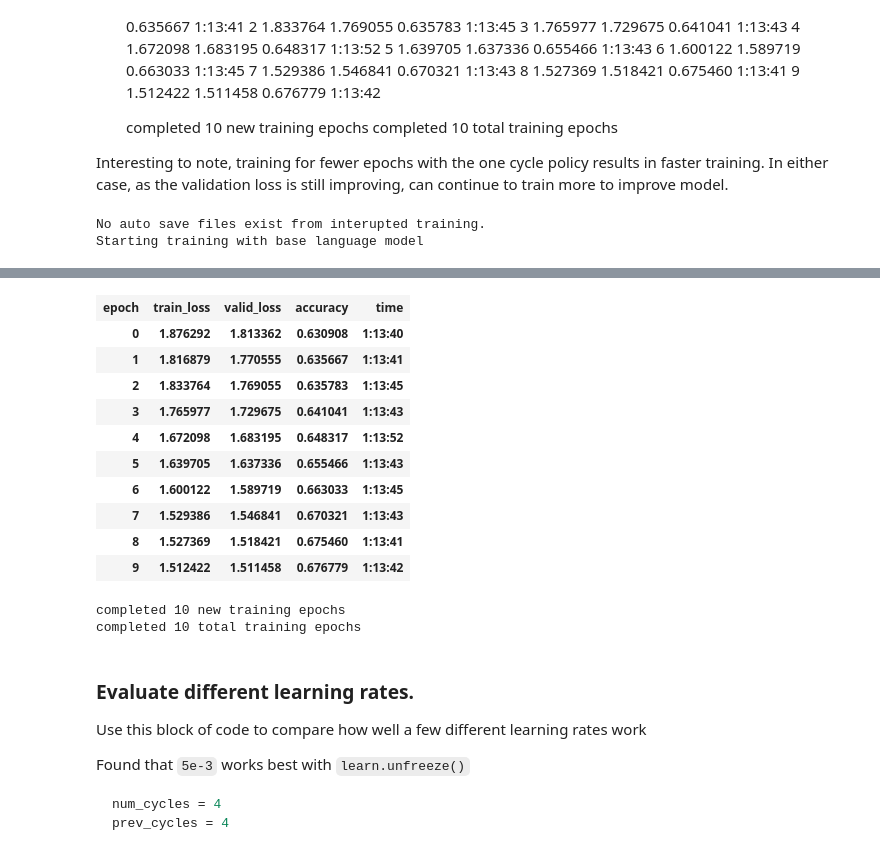
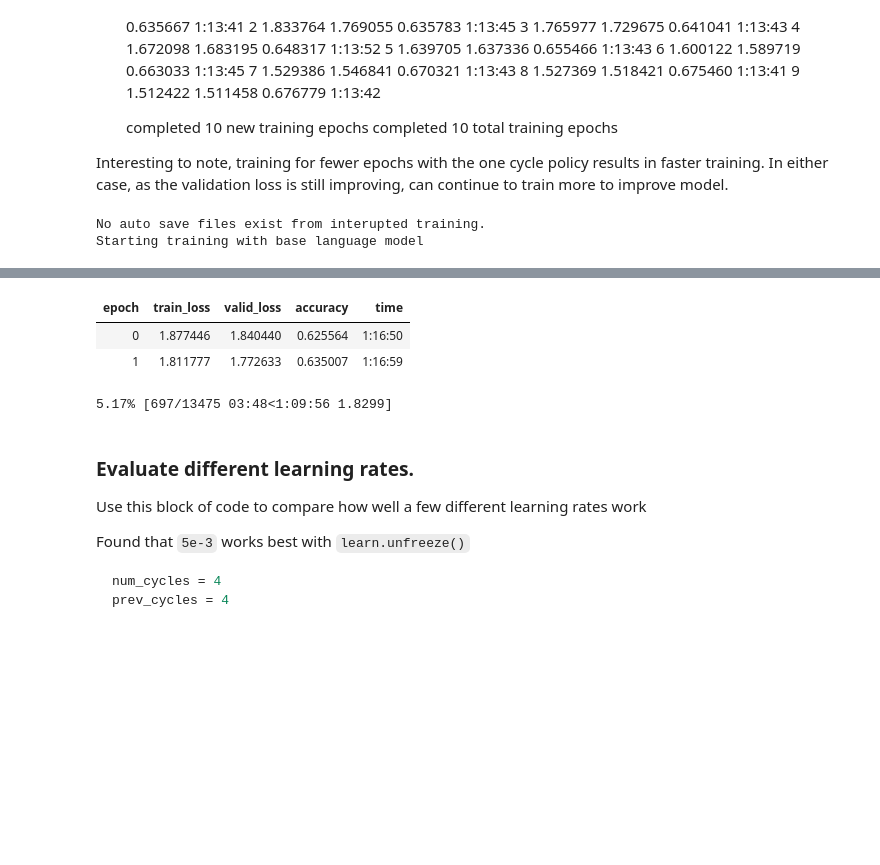
Before and after one commit to magic-lantern/nlp-transfer-learning, a Jupyter notebook: sourcecode/mimic_nlp_lm.ipynb, the cells around one changed output, grey strips where cells are left out. Drawn from its saved outputs; the diff is of its cells as text; code cells hidden in the pictures; blank space fills up the shorter version.

```diff
--- a/sourcecode/mimic_nlp_lm.ipynb
+++ b/sourcecode/mimic_nlp_lm.ipynb
@@ -292,3 +296,0 @@ learn.show_results()
-# %%
-with open(cycles_file, 'wb') as f:
-    pickle.dump(8, f)
@@ -373,15 +382,15 @@ def custom_learner_load(lf):
 # if want to start fresh from the initialized language model, set to False
 # also, make sure to remove any previously created saved states before changing
 # flag back to continue
-continue_flag = True
-# Resume interrupted training
+continue_flag = False
+# Resume interrupted training - should be able to leave as True
 resume_flag = True
 ########################################################
 learn = language_model_learner(data_lm, AWD_LSTM, drop_mult=0.3)
 
 ########################################################
 # set this to how many cycles you want to run
-num_cycles = 10
+num_cycles = 5
 ########################################################
 
 if continue_flag:
@@ -461,16 +470,7 @@ Total time: 12:17:26
 | epoch | train_loss | valid_loss | accuracy | time |
-| 0 | 1.876292 | 1.813362 | 0.630908 | 1:13:40 |
-| 1 | 1.816879 | 1.770555 | 0.635667 | 1:13:41 |
-| 2 | 1.833764 | 1.769055 | 0.635783 | 1:13:45 |
-| 3 | 1.765977 | 1.729675 | 0.641041 | 1:13:43 |
-| 4 | 1.672098 | 1.683195 | 0.648317 | 1:13:52 |
-| 5 | 1.639705 | 1.637336 | 0.655466 | 1:13:43 |
-| 6 | 1.600122 | 1.589719 | 0.663033 | 1:13:45 |
-| 7 | 1.529386 | 1.546841 | 0.670321 | 1:13:43 |
-| 8 | 1.527369 | 1.518421 | 0.675460 | 1:13:41 |
-| 9 | 1.512422 | 1.511458 | 0.676779 | 1:13:42 |
+| 0 | 1.877446 | 1.840440 | 0.625564 | 1:16:50 |
+| 1 | 1.811777 | 1.772633 | 0.635007 | 1:16:59 |
-completed 10 new training epochs
-completed 10 total training epochs
+5.17% [697/13475 03:48<1:09:56 1.8299]
 # %% [markdown]
 ### Evaluate different learning rates.
 
```
Also changed, not shown: parts of 11 cells of this notebook, 9 other files.
